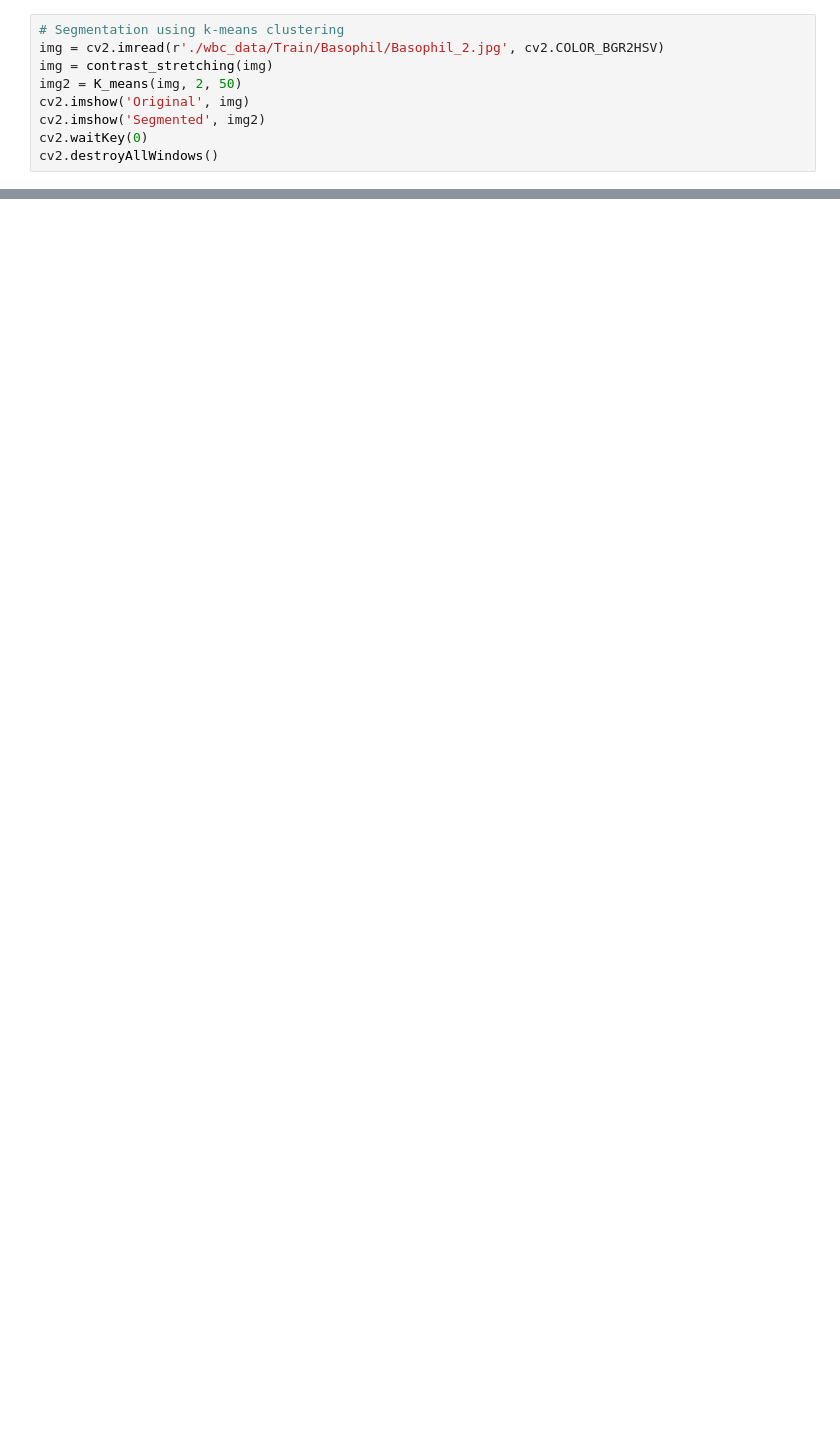
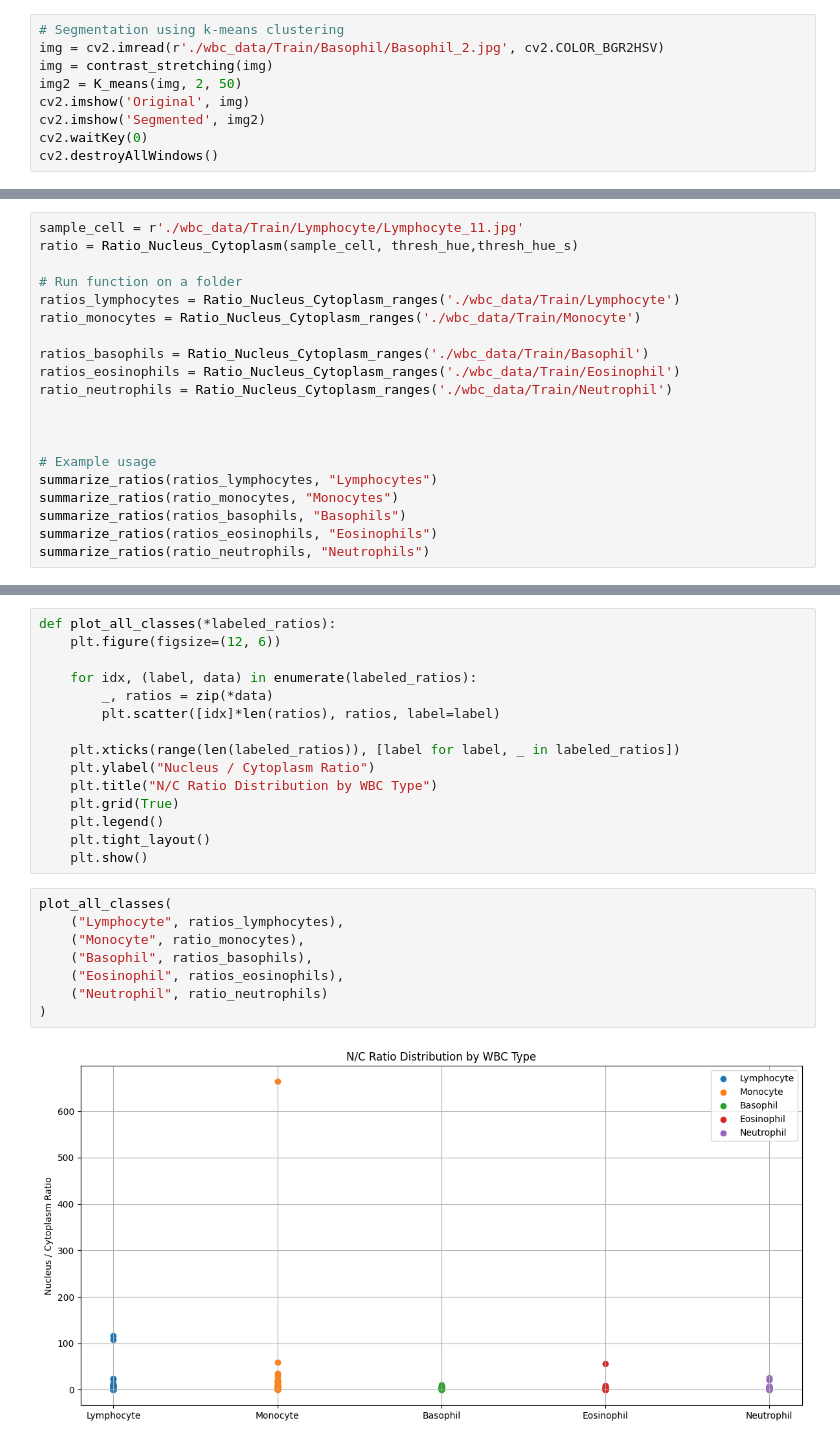
Before and after one commit to MSanan791/DipLabWork, a Jupyter notebook: Script/Assignment2/nucleus.ipynb, the cells around one changed output, grey strips where cells are left out. Drawn from its saved outputs; the diff is of its cells as text; blank space fills up the shorter version.

```diff
--- a/Script/Assignment2/nucleus.ipynb
+++ b/Script/Assignment2/nucleus.ipynb
@@ -94,0 +756,20 @@ calculate_histogram('./wbc_data/Train/', 'Basophil/', 'Basophil_7.jpg')
+# %%
+sample_cell = r'./wbc_data/Train/Lymphocyte/Lymphocyte_11.jpg'
+ratio = Ratio_Nucleus_Cytoplasm(sample_cell, thresh_hue,thresh_hue_s)
+
+# Run function on a folder
+ratios_lymphocytes = Ratio_Nucleus_Cytoplasm_ranges('./wbc_data/Train/Lymphocyte')
+ratio_monocytes = Ratio_Nucleus_Cytoplasm_ranges('./wbc_data/Train/Monocyte')
+
+ratios_basophils = Ratio_Nucleus_Cytoplasm_ranges('./wbc_data/Train/Basophil')
+ratios_eosinophils = Ratio_Nucleus_Cytoplasm_ranges('./wbc_data/Train/Eosinophil')
+ratio_neutrophils = Ratio_Nucleus_Cytoplasm_ranges('./wbc_data/Train/Neutrophil')
+
+
+
+# Example usage
+summarize_ratios(ratios_lymphocytes, "Lymphocytes")
+summarize_ratios(ratio_monocytes, "Monocytes")
+summarize_ratios(ratios_basophils, "Basophils")
+summarize_ratios(ratios_eosinophils, "Eosinophils")
+summarize_ratios(ratio_neutrophils, "Neutrophils")
@@ -94,0 +798,25 @@ calculate_histogram('./wbc_data/Train/', 'Basophil/', 'Basophil_7.jpg')
+# %%
+def plot_all_classes(*labeled_ratios):
+    plt.figure(figsize=(12, 6))
+
+    for idx, (label, data) in enumerate(labeled_ratios):
+        _, ratios = zip(*data)
+        plt.scatter([idx]*len(ratios), ratios, label=label)
+
+    plt.xticks(range(len(labeled_ratios)), [label for label, _ in labeled_ratios])
+    plt.ylabel("Nucleus / Cytoplasm Ratio")
+    plt.title("N/C Ratio Distribution by WBC Type")
+    plt.grid(True)
+    plt.legend()
+    plt.tight_layout()
+    plt.show()
+# %%
+plot_all_classes(
+    ("Lymphocyte", ratios_lymphocytes),
+    ("Monocyte", ratio_monocytes),
+    ("Basophil", ratios_basophils),
+    ("Eosinophil", ratios_eosinophils),
+    ("Neutrophil", ratio_neutrophils)
+)
+# %% [output]
+[figure, added]
```
Also changed, not shown: parts of 25 cells of this notebook, 6 other files.
